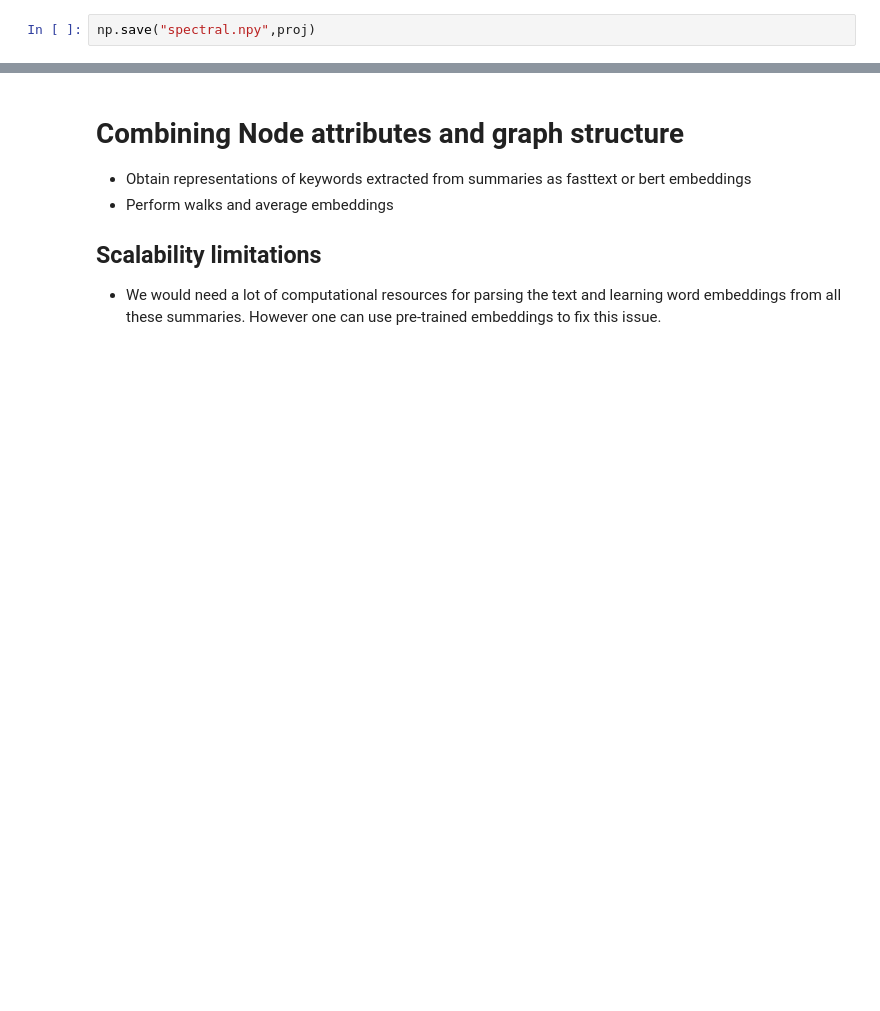
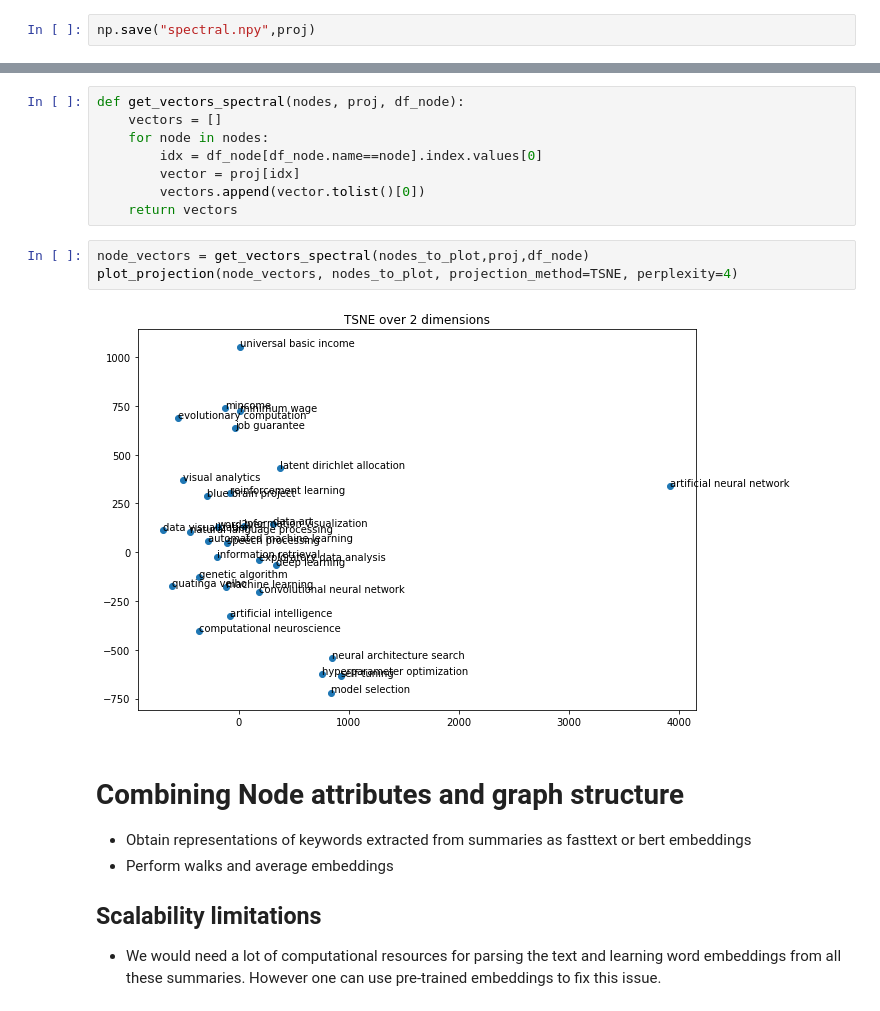
Before and after one commit to FredBaos/Ntds_project_team02, a Jupyter notebook: vince_la_menace_pepito.ipynb, the cells around one changed output, grey strips where cells are left out. Saved outputs shown, nothing was run; the diff lists cells and outputs as text; blank space fills up the shorter version.

```diff
--- a/vince_la_menace_pepito.ipynb
+++ b/vince_la_menace_pepito.ipynb
@@ -303,3 +304,16 @@ np.save("spectral.npy",proj)
+# %%
+def get_vectors_spectral(nodes, proj, df_node):
+    vectors = []
+    for node in nodes:
+        idx = df_node[df_node.name==node].index.values[0]
+        vector = proj[idx]
+        vectors.append(vector.tolist()[0])
+    return vectors
+# %%
+node_vectors = get_vectors_spectral(nodes_to_plot,proj,df_node)
+plot_projection(node_vectors, nodes_to_plot, projection_method=TSNE, perplexity=4)
+# %% [output]
+[figure, added]
 # %% [markdown]
 # Combining Node attributes and graph structure
 
```
Also changed, not shown: parts of 24 cells of this notebook, 3 other files.
